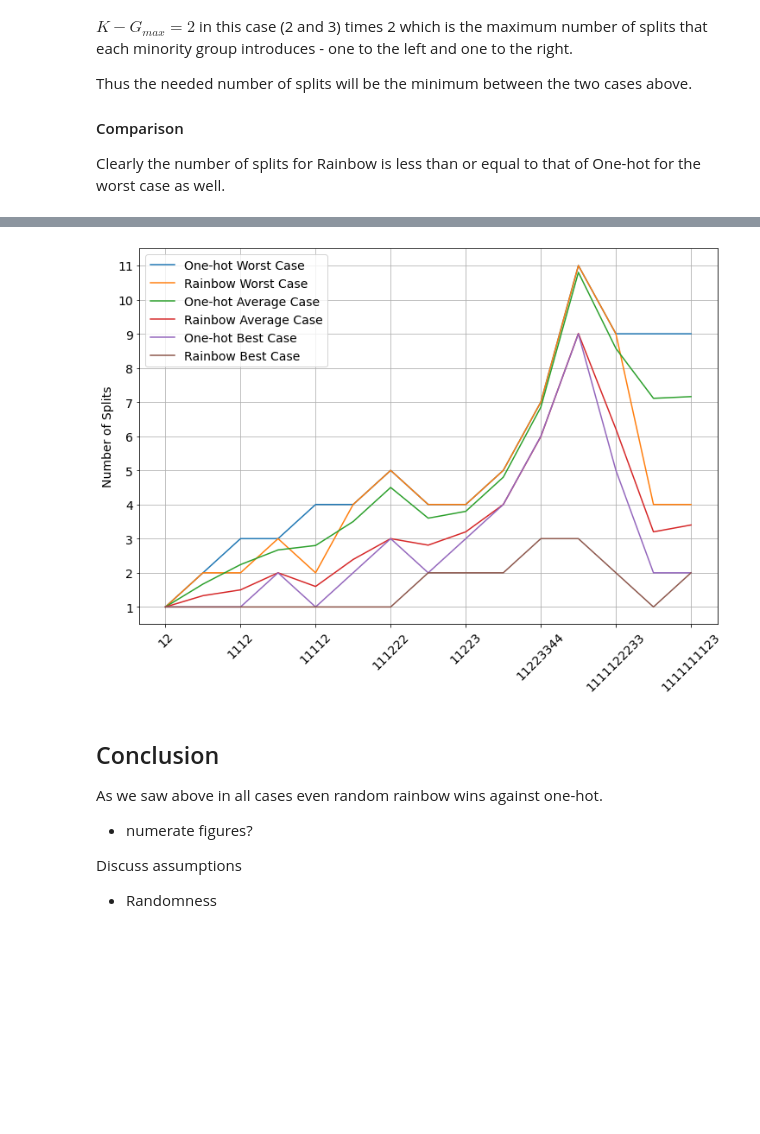
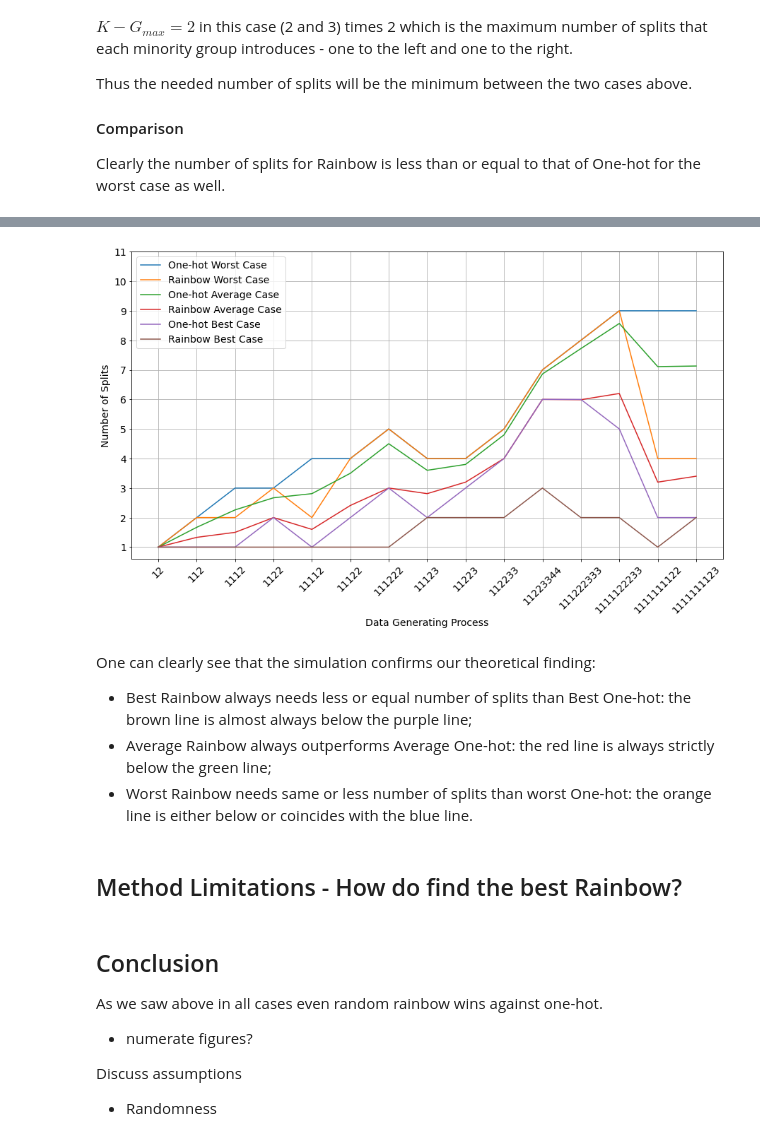
Before and after one commit to h17/fastreport, a Jupyter notebook: _notebooks/2021-03-15-Rainbow.ipynb, the cells around one changed output, grey strips where cells are left out. Saved outputs shown, nothing was run; the diff lists cells and outputs as text; code cells hidden in the pictures; blank space fills up the shorter version.

Commit message:
almost ready to write a conclusion

```diff
--- a/_notebooks/2021-03-15-Rainbow.ipynb
+++ b/_notebooks/2021-03-15-Rainbow.ipynb
@@ -898,8 +899,7 @@ import pandas as pd
 from collections import Counter
 import numpy as np
 
-s='12,112,1112,1122,11112,11122,111222,11123,11223,112233,11223344,\
-   111222333,1111122233,1111111122,1111111123'
+s='12,112,1112,1122,11112,11122,111222,11123,11223,112233,11223344,111222333,1111122233,1111111122,1111111123'
 #s+=','+('1'*10+'2'*10)+','+('1'*20+'2'*20)
 cc=examples=s.split(',')
 examples=[list(i) for i in examples]
@@ -910,7 +910,6 @@ r_best = [len(Counter(e))-1 for e in examples]
 o_worst = [len(e)-1 for e in examples]
 r_worst = [min(len(e)-1,2*(len(e)-max(Counter(e).values())))
            for e in examples]
-
 
 o_ave = []
 r_ave = []
@@ -956,13 +955,22 @@ rainbow_vs_onehot
 # %%
-rainbow_vs_onehot.T.plot(rot=45,figsize=(12,8))
-plt.xticks(fontsize=14)
+#hide_input
+rainbow_vs_onehot.T.plot(rot=45,figsize=(15,8))
+plt.xticks(ticks = range(15),labels=cc, fontsize=14)
+plt.xlabel('Data Generating Process', fontsize=14)
 plt.yticks([1,2,3,4,5,6,7,8,9,10,11], fontsize=14)
 plt.ylabel('Number of Splits', fontsize=14)
 plt.grid()
 plt.legend(loc=2, prop={'size': 14})
 plt.show()
 # %% [output]
-[figure, old version]
+[figure, new version]
+# %% [markdown]
+One can clearly see that the simulation confirms our theoretical finding:
+- Best Rainbow always needs less or equal number of splits than Best One-hot: the brown line is almost always below the purple line;
+- Average Rainbow always outperforms Average One-hot: the red line is always strictly below the green line;
+- Worst Rainbow needs same or less number of splits than worst One-hot: the orange line is either below or coincides with the blue line.
+# %% [markdown]
+## Method Limitations - How do find the best Rainbow?
 # %% [markdown]
 ## Conclusion
 
```
Also changed, not shown: parts of 2 cells of this notebook.
